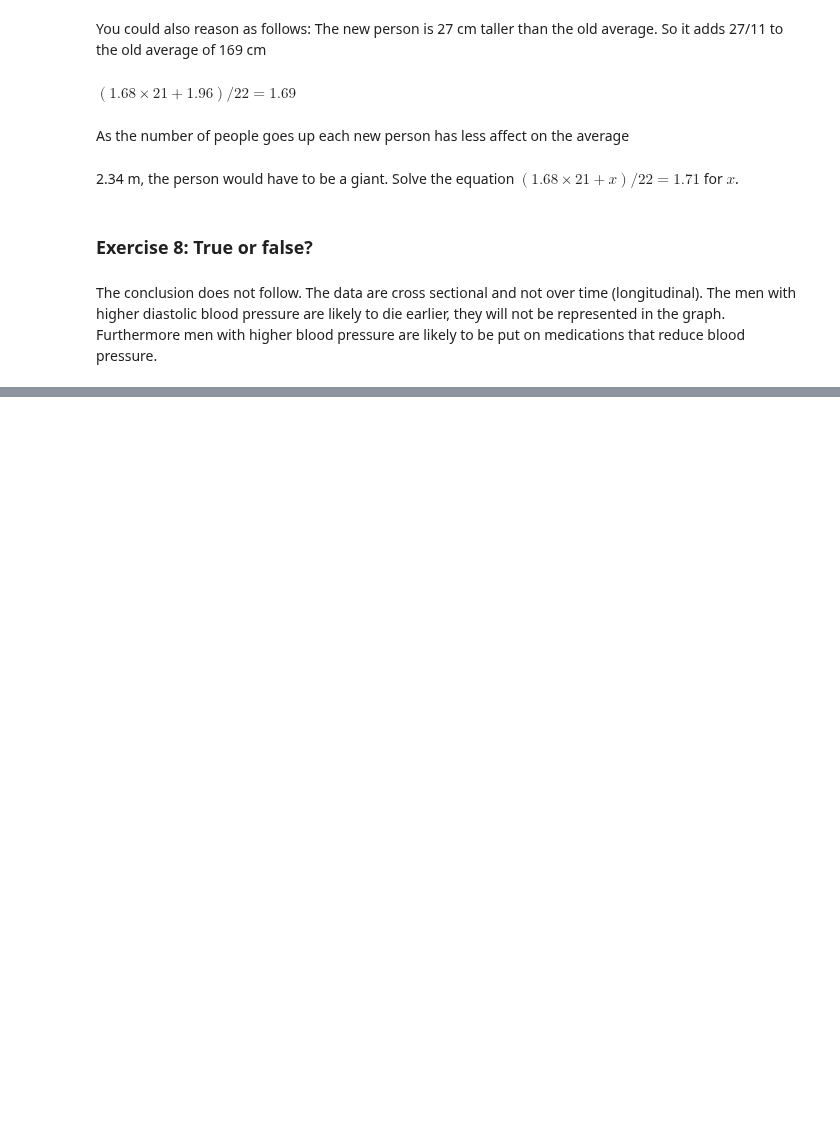
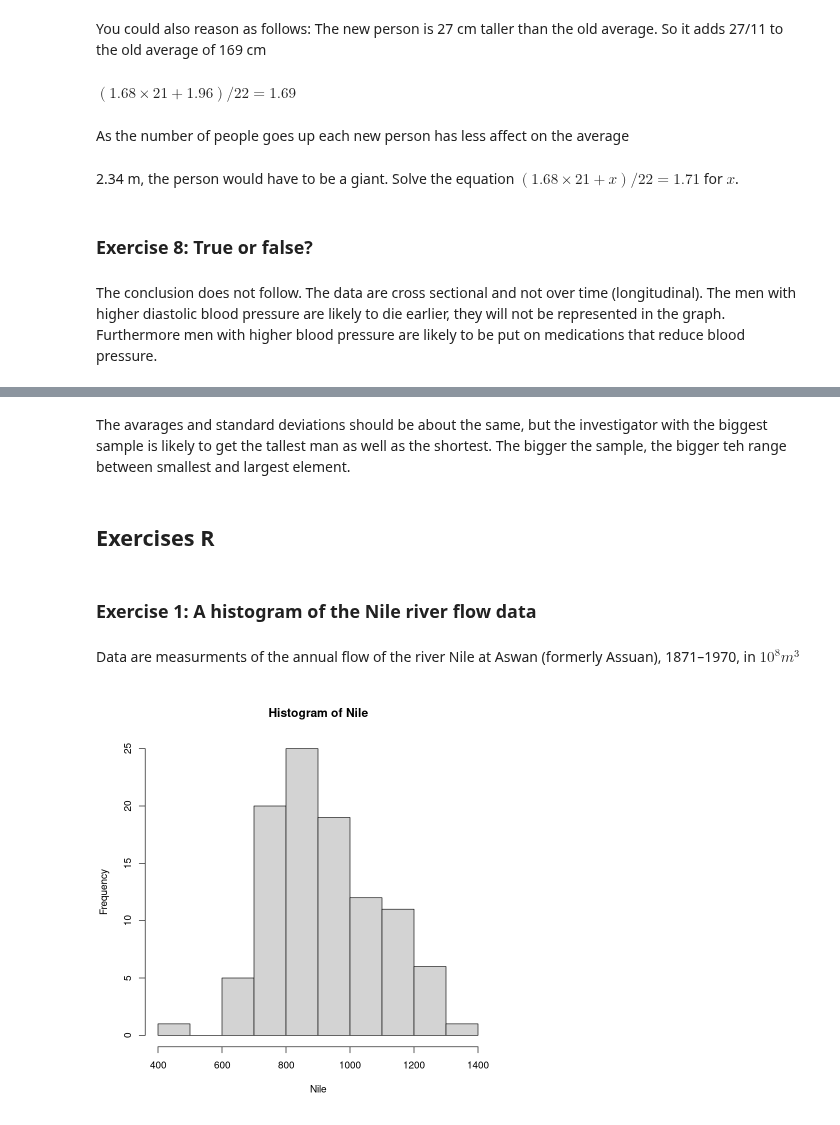
Before and after one commit to Martin-Summer-1090/Statistics_JWL, a Jupyter notebook: solution_manual/manual_v0/exercises_unit_2.ipynb, the cells around one changed output, grey strips where cells are left out. Saved outputs shown, nothing was run; the diff lists cells and outputs as text; code cells hidden in the pictures; blank space fills up the shorter version.

Commit message:
Added keywords to unit 2, completed exercises and updated solution manual for unit 2

```diff
--- a/solution_manual/manual_v0/exercises_unit_2.ipynb
+++ b/solution_manual/manual_v0/exercises_unit_2.ipynb
@@ -62,0 +98,6 @@ The conclusion does not follow. The data are cross sectional and not over time (
+# %% [markdown]
+The avarages and standard deviations should be about the same, but the investigator with the biggest sample is likely to get the tallest man as well as the shortest. The bigger the sample, the bigger teh range between smallest and largest element.
+# %% [markdown]
+## Exercises R
+# %% [markdown]
+### Exercise 1: A histogram of the Nile river flow data
@@ -62,0 +106,6 @@ The conclusion does not follow. The data are cross sectional and not over time (
+# %% [markdown]
+Data are measurments of the annual flow of the river Nile at Aswan (formerly Assuan), 1871–1970, in $10^8 m^3$
+# %%
+hist(Nile)
+# %% [output]
+[figure, added]
```
Also changed, not shown: parts of 74 cells of this notebook, 35 other files.
